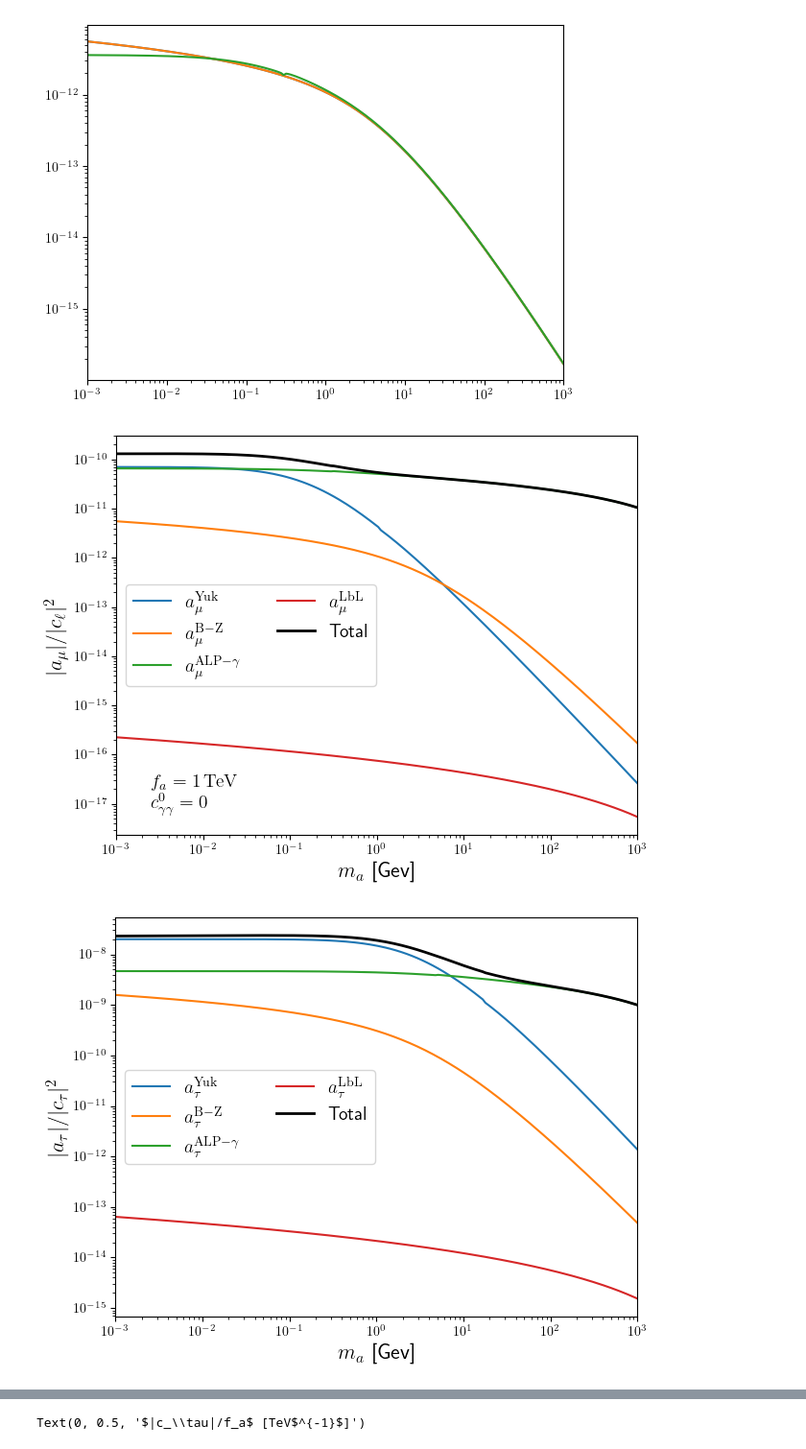
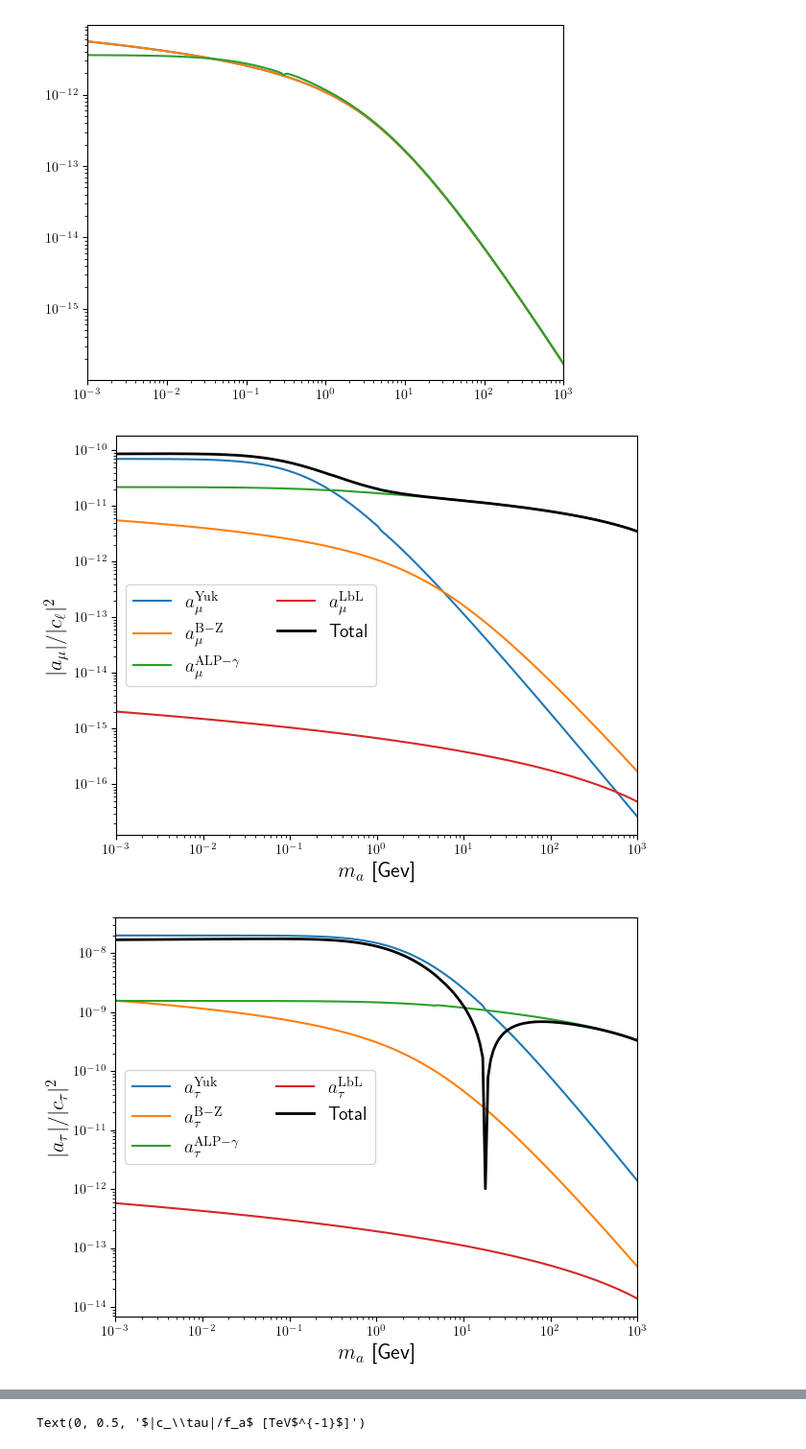
Before and after one commit to Jorge-Alda/tauALPs, a Jupyter notebook: ALP/g2/g2_new.ipynb, the cells around one changed output, grey strips where cells are left out. Shown at 96% size. Saved outputs shown, nothing was run; the diff lists cells and outputs as text; code cells hidden in the pictures.

```diff
--- a/ALP/g2/g2_new.ipynb
+++ b/ALP/g2/g2_new.ipynb
@@ -32,7 +32,7 @@ def alep_1loop_GPP(ma, mlep):
 
 def alep_1loop_GN(ma, mlep):
     x = ma**2/mlep**2+1e-10j
-    if x<100:
+    if np.real(x)<100:
         return -mlep**2/(16*np.pi**2*fa**2)*(1+2*x+x*(1-x)*np.log(x)-2*x*(3-x)*np.sqrt(x/(4-x))*np.arccos(0.5*np.sqrt(x)))
     else:
         return -mlep**2/(16*np.pi**2*fa**2)*(np.log(x)-11/6)*2/x
@@ -89,7 +89,11 @@ def alep_2loops_BPTZ(ma, mlep):
 
 def alep_gammaeff(ma, mlep, c0=0):
     Lam = 4*np.pi*fa
-    return -mlep**2*a_em*3/(8*np.pi**3*fa**2)*(3+c0)*(np.log(Lam**2/mlep**2)-h2(ma**2/mlep**2))
+    return -mlep**2*8*a_em/((4*np.pi)**3*fa**2)*(3+c0)*(np.log(Lam**2/mlep**2)-h2(ma**2/mlep**2))
+
+def alep_gammaeff_tau(ma, mlep, c0=0):
+    Lam = 4*np.pi*fa
+    return -mlep**2*8*a_em/((4*np.pi)**3*fa**2)*(1+c0)*(np.log(Lam**2/mlep**2)-h2(ma**2/mlep**2))
 
 def alep_gammaZeff(ma, mlep):
     Lam = 4*np.pi*fa
@@ -99,7 +103,7 @@ def alep_gammaZeff(ma, mlep):
 def alep_lbl(ma, mlep, c0=0):
     Lam = 4*np.pi*fa
     g_agg = 3*a_em/(np.pi*fa)
-    return 3*a_em**3/np.pi*mlep**2*(c0+1)**2/(16*np.pi**5*fa**2)*np.log(Lam/ma)**2
+    return 3*a_em**3/np.pi*mlep**2*(c0+3)**2/(16*np.pi**5*fa**2)*np.log(Lam/ma)**2
 
 def alep_lbl_tau(ma, mlep, c0=0):
     Lam = 4*np.pi*fa
@@ -161,23 +165,23 @@ plt.legend(fontsize=14, ncols=2)
 plt.tight_layout(pad=0.5)
 plt.savefig('g2mu_contributions.pdf')
 # %% [output]
-[figure, old version]
+[figure, new version]
 # %%
 plt.loglog([10**x for x in np.linspace(-3, 3, 200)], [np.abs(alep_1loop_GN(10**x, mtau)) for x in np.linspace(-3, 3, 200)], label=r'$a_\tau^\mathrm{Yuk}$')
 plt.loglog([10**x for x in np.linspace(-3, 3, 200)], [np.abs(alep_2loops_CKSS(10**x, mtau)) for x in np.linspace(-3, 3, 200)], label = r'$a_\tau^\mathrm{B-Z}$')
-plt.loglog([10**x for x in np.linspace(-3, 3, 200)], [np.abs(alep_gammaeff(10**x, mtau, -2)) for x in np.linspace(-3, 3, 200)], label = r'$a_\tau^{\mathrm{ALP-}\gamma}$')
+plt.loglog([10**x for x in np.linspace(-3, 3, 200)], [np.abs(alep_gammaeff_tau(10**x, mtau, -2)) for x in np.linspace(-3, 3, 200)], label = r'$a_\tau^{\mathrm{ALP-}\gamma}$')
 #plt.semilogx([10**x for x in np.linspace(-3, 3, 200)], [alep_gammaZeff(10**x, mmu) for x in np.linspace(-3, 3, 200)], label = '1 loop Z')
 plt.loglog([10**x for x in np.linspace(-3, 3, 200)], [np.abs(alep_lbl(10**x, mtau)) for x in np.linspace(-3, 3, 200)], label=r'$a_\tau^\mathrm{LbL}$')
-plt.loglog([10**x for x in np.linspace(-3, 3, 200)], [np.abs(sum(alep(10**x, mtau) for alep in [alep_1loop_GN, alep_2loops_CKSS, lambda ma, ml: alep_gammaeff(ma, ml, -2), alep_lbl])) for x in np.linspace(-3, 3, 200)], label='Total', c='k', lw=2)
+plt.loglog([10**x for x in np.linspace(-3, 3, 200)], [np.abs(sum(alep(10**x, mtau) for alep in [alep_1loop_GN, alep_2loops_CKSS, lambda ma, ml: alep_gammaeff_tau(ma, ml, -2), alep_lbl])) for x in np.linspace(-3, 3, 200)], label='Total', c='k', lw=2)
 plt.xlim(1e-3, 1e3)
 plt.xlabel(r'$m_a$ [Gev]', fontsize=16)
 plt.ylabel(r'$|a_\tau|/|c_\tau|^2$', fontsize=16)
 plt.annotate(r'$f_a = 1\,\mathrm{TeV}$' + '\n' + r'$c_{\gamma\gamma}^0=0$', (2.5e-3, 0.8e-17), fontsize=14)
 plt.legend(fontsize=14, ncols=2)
 plt.tight_layout(pad=0.5)
 plt.savefig('g2tau_contributions.pdf')
 # %% [output]
-[figure, old version]
+[figure, new version]
 # %%
 plt.semilogx([10**x for x in np.linspace(-3, 3, 200)], [-(alep_1loop_GN(10**x, mtau)) for x in np.linspace(-3, 3, 200)], label=r'$a_\tau^\mathrm{Yuk}$')
 
```
Also changed, not shown: parts of 16 cells of this notebook, 6 other files.
